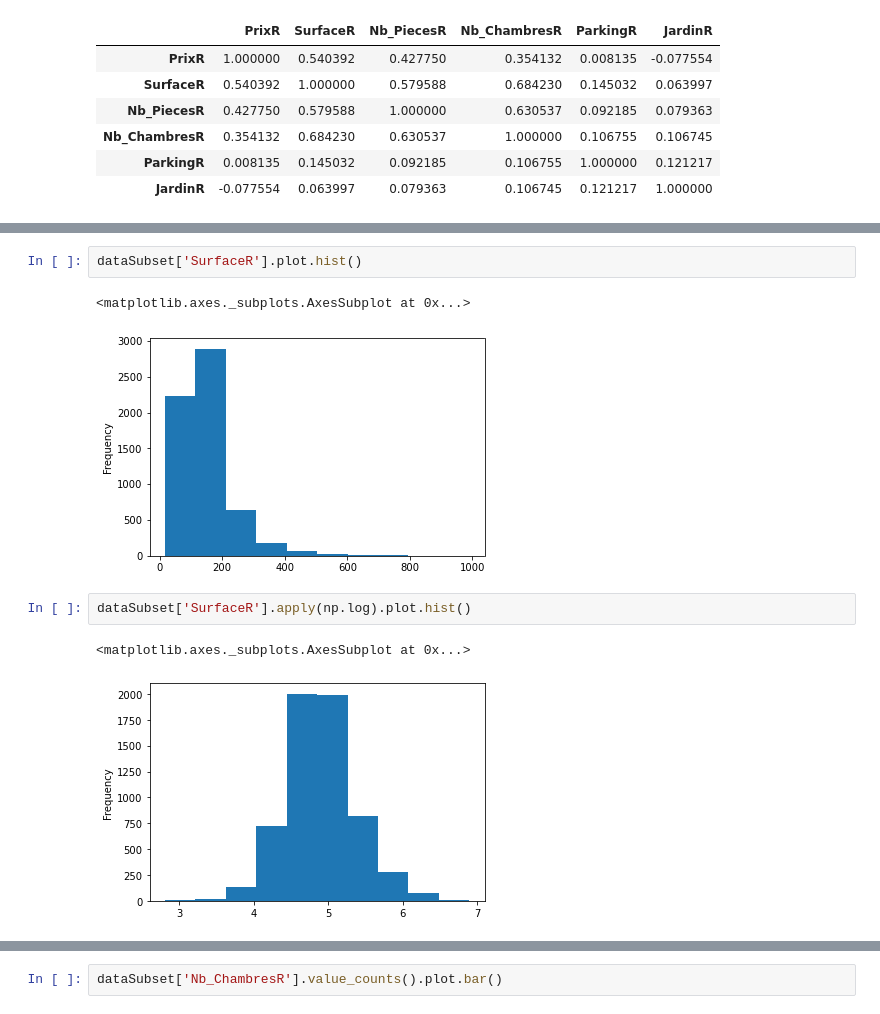
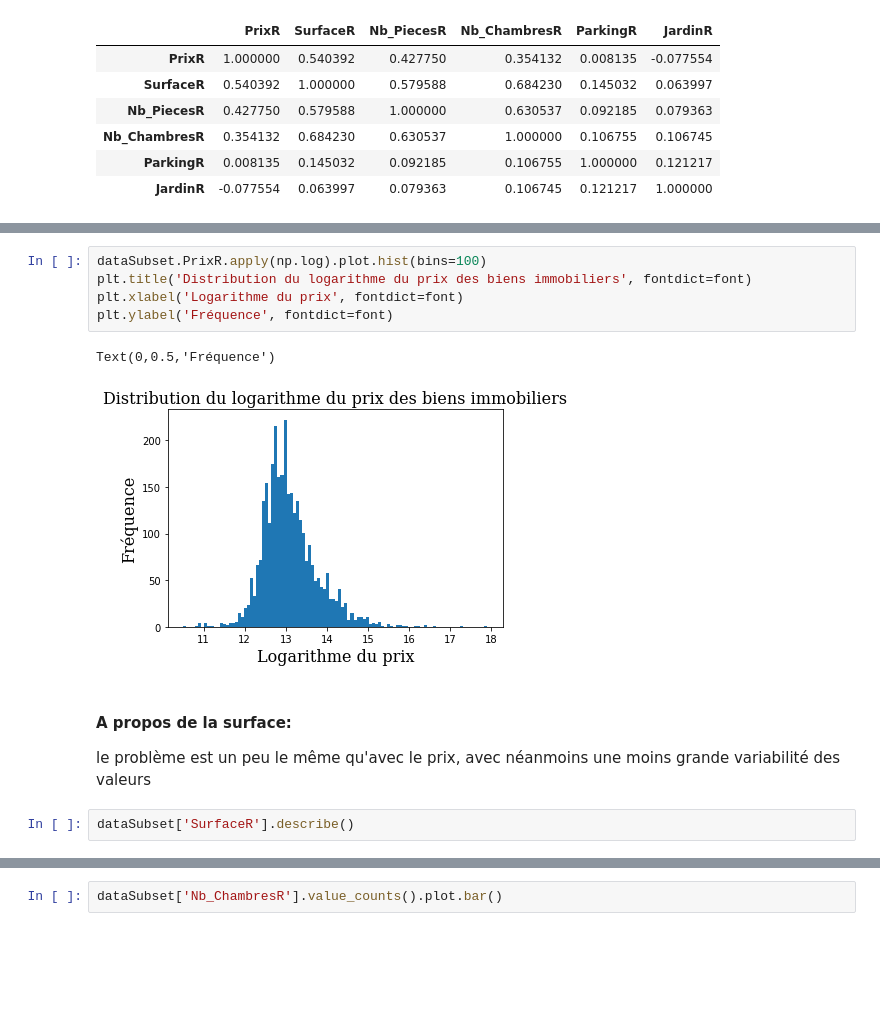
Before and after one commit to Claire-Alais/ProjetPython-Immobilier, a Jupyter notebook: main.ipynb, the cells around one changed output, grey strips where cells are left out. Saved outputs shown, nothing was run; the diff lists cells and outputs as text; blank space fills up the shorter version.

```diff
--- a/main.ipynb
+++ b/main.ipynb
@@ -253,10 +260,13 @@ dataSubset.PrixR.apply(np.log).plot.hist()
+# %%
+dataSubset.PrixR.apply(np.log).plot.hist(bins=100)
+plt.title('Distribution du logarithme du prix des biens immobiliers', fontdict=font)
+plt.xlabel('Logarithme du prix', fontdict=font)
+plt.ylabel('Fréquence', fontdict=font)
+# %% [output]
+Text(0,0.5,'Fréquence')
+[figure, added]
+# %% [markdown]
+#### A propos de la surface:
+le problème est un peu le même qu'avec le prix, avec néanmoins une moins grande variabilité des valeurs
 # %%
-dataSubset['SurfaceR'].plot.hist()
+dataSubset['SurfaceR'].describe()
-# %% [output]
-<matplotlib.axes._subplots.AxesSubplot at 0x...>
-[figure, removed]
-# %%
-dataSubset['SurfaceR'].apply(np.log).plot.hist()
-# %% [output]
-<matplotlib.axes._subplots.AxesSubplot at 0x...>
-[figure, removed]
```
Also changed, not shown: parts of 24 cells of this notebook.
